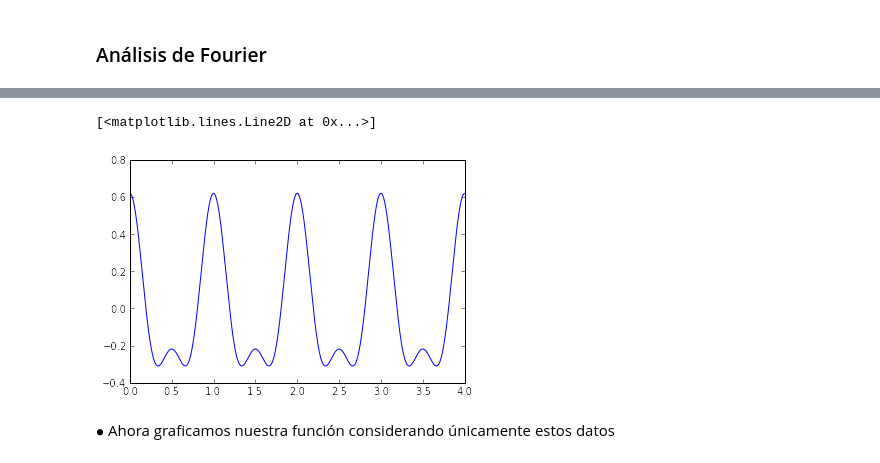
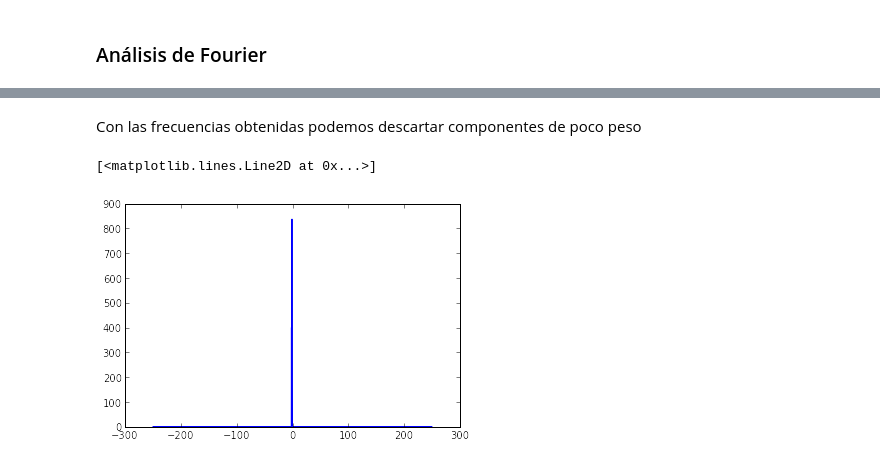
Before and after one commit to sergioandrescs/ROMEROCOTRINO_HW5, a Jupyter notebook: Est-Variables/est-variables.ipynb, the cells around one changed output, grey strips where cells are left out. Saved outputs shown, nothing was run; the diff lists cells and outputs as text; code cells hidden in the pictures.

```diff
--- a/Est-Variables/est-variables.ipynb
+++ b/Est-Variables/est-variables.ipynb
@@ -10,13 +14,18 @@ Populating the interactive namespace from numpy and matplotlib
 # %% [markdown]
 ### Importación de los datos
 # %%
-#Traemos los datos y los convertimos en arrays, los cuales son mas faciles de manipular
+# Llamamos al archivo de datos y asignamos los valores del eje x y el eje y
 
 data = pd.read_csv('RR_Lyrae_template.dat', sep = '\t')
 data = data.dropna()
 data = np.array(data)
 
-plot(data.T[0], data.T[1])
+x = data.T[0]
+y = data.T[1]
+
+# Representación gráfica de los datos
+
+plot (x, y)
 # %% [output]
 [<matplotlib.lines.Line2D at 0x...>]
 [figure]
@@ -38,0 +34,6 @@ plot(frec, trans)
+# %%
+# Aplicamos la transformada de Fourier
+
+fft_x = fft(y)
+frec = fftfreq(len(data), 0.002)
+plot(frec, np.abs(fft_x))
@@ -38,0 +45,15 @@ plot(frec, trans)
+# %%
+frec_p = frec[:1000]
+new_fft_x = fft_x[:1000]
+index_max = []
+
+# Computamos los máximos. Al hacer esto, podemos determinar el índice donde
+# se encuentra nuestra frecuencia de corte
+for i in range(1,11):
+    index = argmax(np.abs(new_fft_x))
+    index_max.append(index)
+    new_fft_x[index] = 0
+
+index_max = array(index_max)
+print index_max
+print frec[index_max]
@@ -63,19 +65,12 @@ plot(frec_posit, im_posit)
-# %%
-#Borramos los datos que no nos interesan
-
-trans[np.abs(frec) > (frec_posit[ len(n_points) - 1 ])] = 0
-'''
-Por que no me sirve?
-trans[np.abs(frec) > (frec_posit[ n_points[len(n_points) - 1 ]])] = 0
-'''
-
-#Sacamos la inversa
-
-n_ifft = ifft(trans)
-
-plot (data.T[0], n_ifft)
-# %% [output]
-[<matplotlib.lines.Line2D at 0x...>]
-[figure, removed]
-# %% [markdown]
-$\bullet$ Ahora graficamos nuestra función considerando únicamente estos datos
+# %% [markdown]
+Con las frecuencias obtenidas podemos descartar componentes de poco peso
+# %%
+# Ahora, consideramos las frecuencias relevantes y nos deshacemos de las demás
+# frec_r = frecuencias_relevantes
+
+frec_r = frec[index_max]
+fft_x[np.abs(frec) > (frec[(len(frec_r)-1)])] = 0
+plot (frec, np.abs(fft_x))
+# %% [output]
+[<matplotlib.lines.Line2D at 0x...>]
+[figure, added]
```
Also changed, not shown: parts of 14 cells of this notebook.
